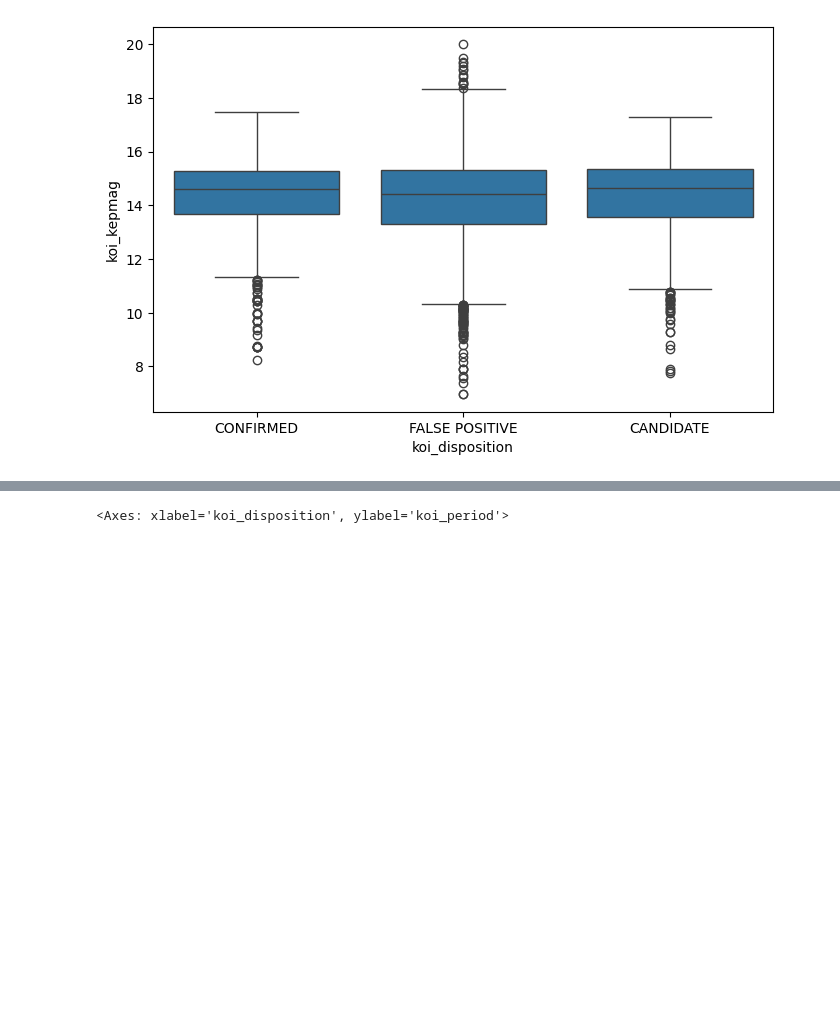
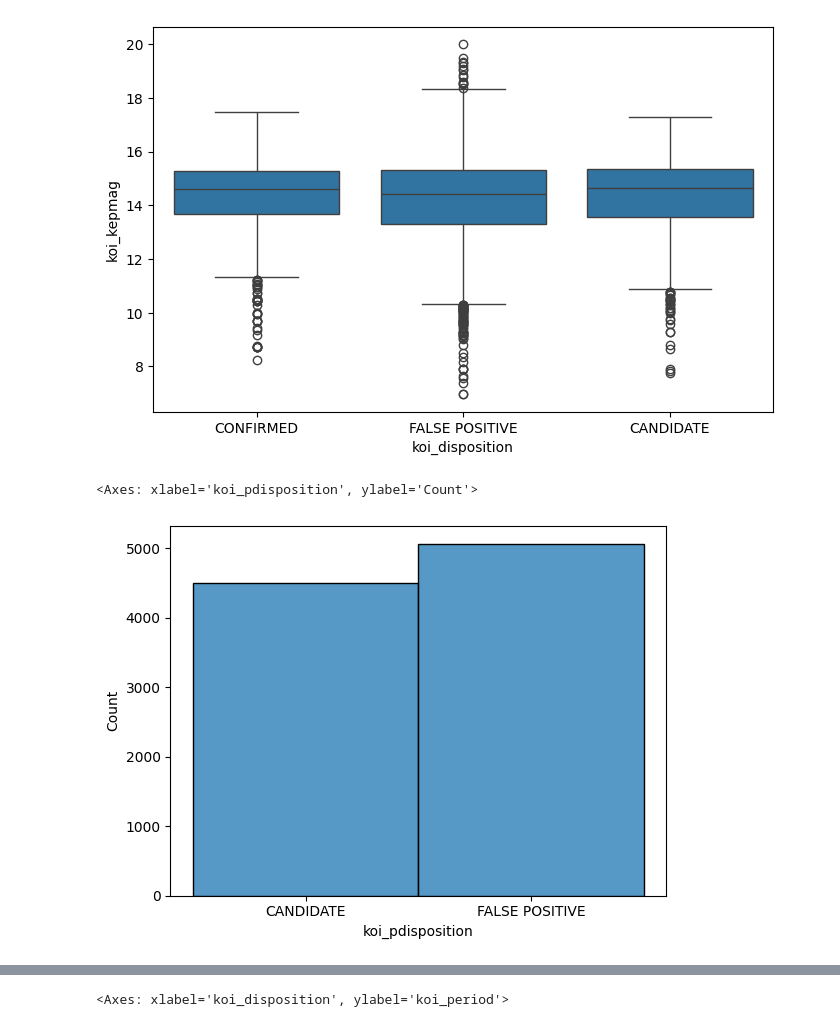
Before and after one commit to Asmaa6777/Kepler-Exoplanet, a Jupyter notebook: Kepler_Exoplanet_EDA.ipynb, the cells around one changed output, grey strips where cells are left out. Drawn from its saved outputs; the diff is of its cells as text; code cells hidden in the pictures; blank space fills up the shorter version.

```diff
--- a/Kepler_Exoplanet_EDA.ipynb
+++ b/Kepler_Exoplanet_EDA.ipynb
@@ -133,3 +133,8 @@ sns.boxplot(data=df, x='koi_disposition', y='koi_kepmag')
 # %% [output]
 <Axes: xlabel='koi_disposition', ylabel='koi_kepmag'>
 [figure]
+# %%
+sns.histplot(data=df, x='koi_pdisposition', bins=5)
+# %% [output]
+<Axes: xlabel='koi_pdisposition', ylabel='Count'>
+[figure, added]
```
Also changed, not shown: parts of 1 cell of this notebook.
